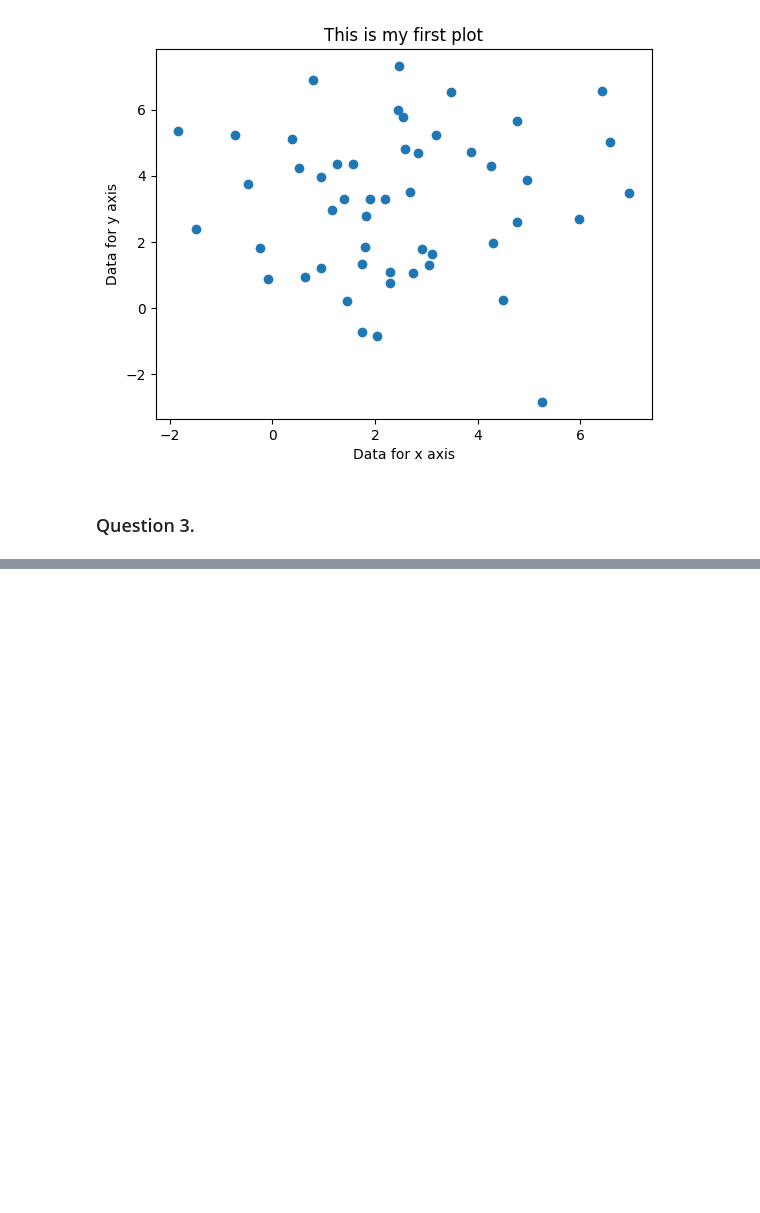
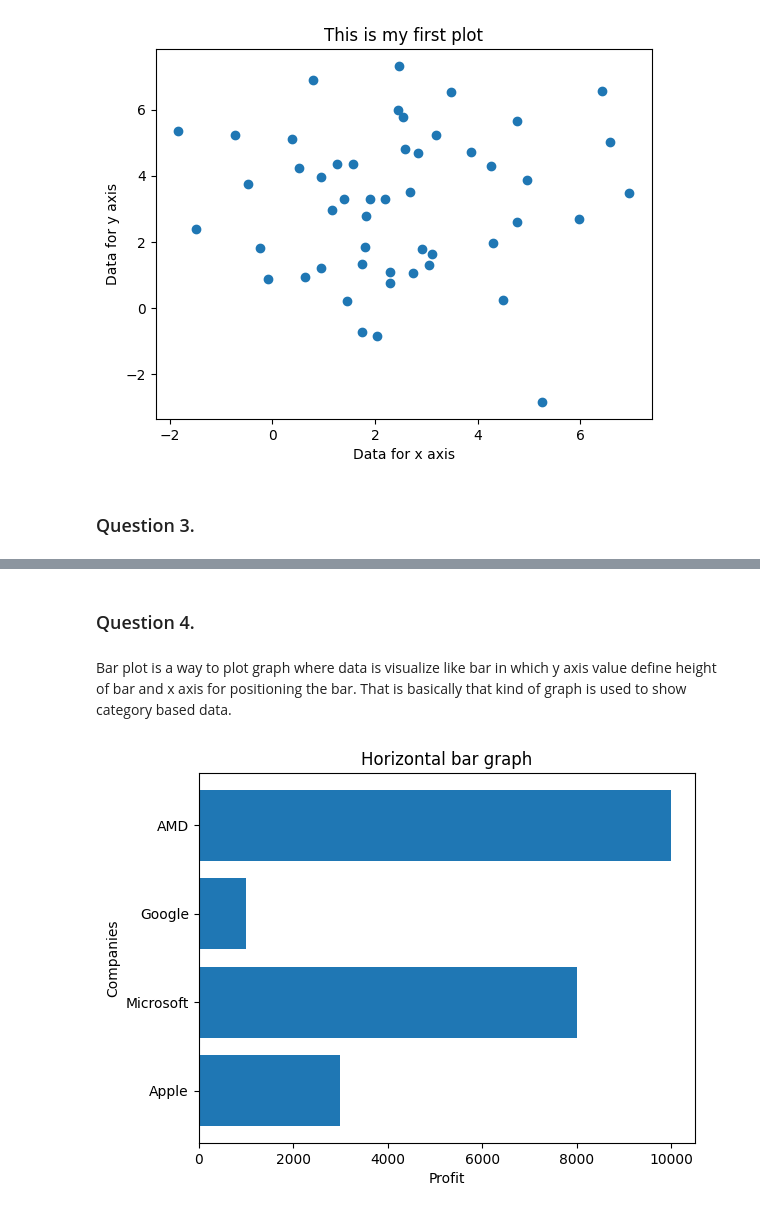
Before and after one commit to Madhu003/Data-Science-Learning, a Jupyter notebook: Matplotlib.ipynb, the cells around one changed output, grey strips where cells are left out. Cells and saved outputs as stored; diff of their text form; code cells hidden in the pictures; blank space fills up the shorter version.

```diff
--- a/Matplotlib.ipynb
+++ b/Matplotlib.ipynb
@@ -44,0 +61,15 @@ array([ 6.57725695,  3.8730197 ,  3.19299494, -0.72698541,  2.44522359,
+# %% [markdown]
+### Question 4.
+# %% [markdown]
+Bar plot is a way to plot graph where data is visualize like bar in which y axis value define height of bar and x axis for positioning the bar. That is basically that kind of graph is used to show category based data.
+# %%
+company = np.array(["Apple", "Microsoft", "Google", "AMD"])
+profit = np.array([3000, 8000, 1000, 10000])
+
+plt.barh(company, profit)
+plt.xlabel("Profit")
+plt.ylabel("Companies")
+plt.title("Horizontal bar graph")
+plt.show()
+# %% [output]
+[figure, added]
```
Also changed, not shown: parts of 6 cells of this notebook.
